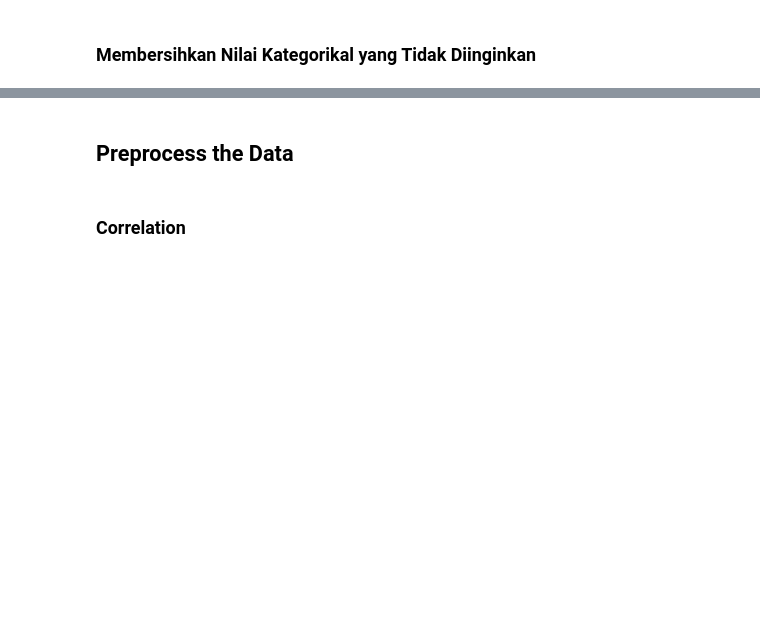
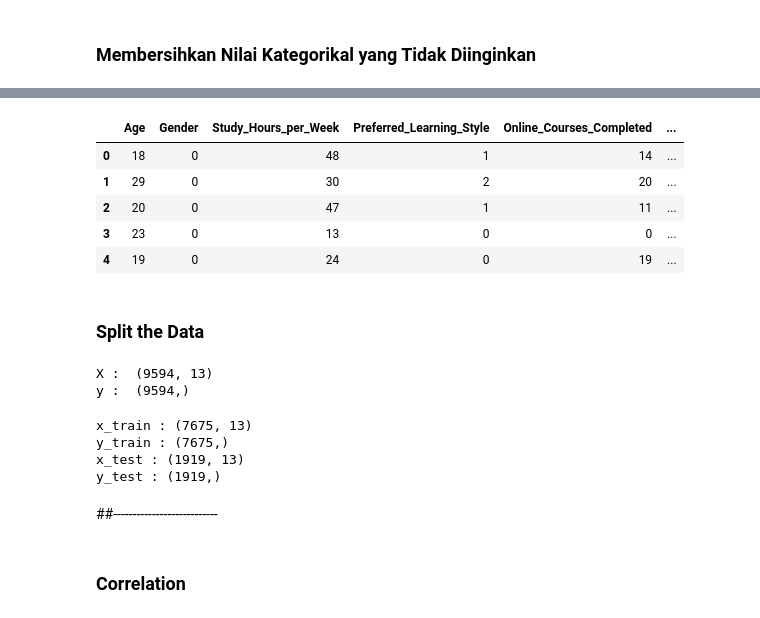
Before and after one commit to rahmahaisyah/student-grade-predictions, a Jupyter notebook: prediction_KNN.ipynb, the cells around one changed output, grey strips where cells are left out. Drawn from its saved outputs; the diff is of its cells as text; code cells hidden in the pictures; blank space fills up the shorter version.

```diff
--- a/prediction_KNN.ipynb
+++ b/prediction_KNN.ipynb
@@ -74,2 +216,31 @@ df.info()
+# %%
+from sklearn.preprocessing import LabelEncoder
+
+label_encoder = LabelEncoder()
+
+df['Gender'] = label_encoder.fit_transform(df['Gender'])
+df['Preferred_Learning_Style'] = label_encoder.fit_transform(df['Preferred_Learning_Style'])
+df['Participation_in_Discussions'] = label_encoder.fit_transform(df['Participation_in_Discussions'])
+df['Use_of_Educational_Tech'] = label_encoder.fit_transform(df['Use_of_Educational_Tech'])
+df['Self_Reported_Stress_Level'] = label_encoder.fit_transform(df['Self_Reported_Stress_Level'])
+df['Final_Grade'] = label_encoder.fit_transform(df['Final_Grade'])
+# %%
+df.head()
+# %% [output]
+|  | Age | Gender | Study_Hours_per_Week | Preferred_Learning_Style | Online_Courses_Completed | ... |
+| 0 | 18 | 0 | 48 | 1 | 14 | ... |
+| 1 | 29 | 0 | 30 | 2 | 20 | ... |
+| 2 | 20 | 0 | 47 | 1 | 11 | ... |
+| 3 | 23 | 0 | 13 | 0 | 0 | ... |
+| 4 | 19 | 0 | 24 | 0 | 19 | ... |
 # %% [markdown]
-## Preprocess the Data
+### Split the Data
+# %%
+X = df.drop(columns = ['Final_Grade'])
+y = df['Final_Grade']
+
+print("X : ", X.shape)
+print("y : ", y.shape)
+# %% [output]
+X :  (9594, 13)
+y :  (9594,)
@@ -76,3 +249,15 @@ df.info()
+# %%
+print(f"x_train : {x_train.shape}")
+print(f"y_train : {y_train.shape}")
+print(f"x_test : {x_test.shape}")
+print(f"y_test : {y_test.shape}")
+# %% [output]
+x_train : (7675, 13)
+y_train : (7675,)
+x_test : (1919, 13)
+y_test : (1919,)
+# %% [markdown]
+##---------------------------
 # %%
 def preprocess(df):
     df = df.copy()
```
Also changed, not shown: parts of 30 cells of this notebook.
